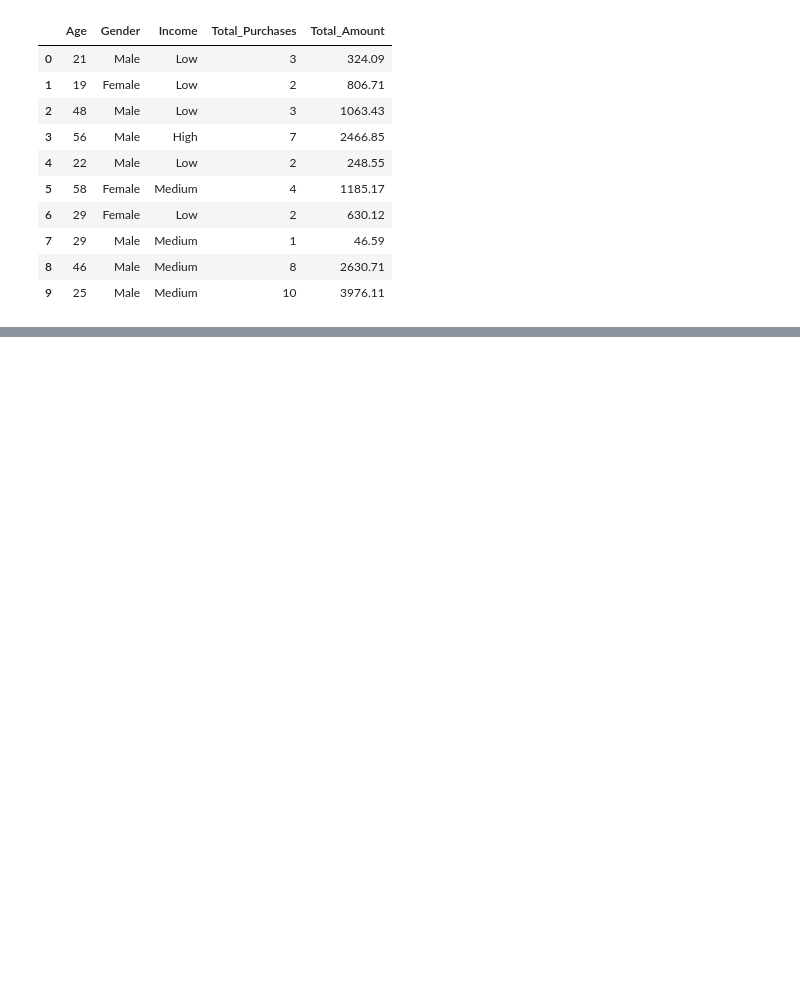
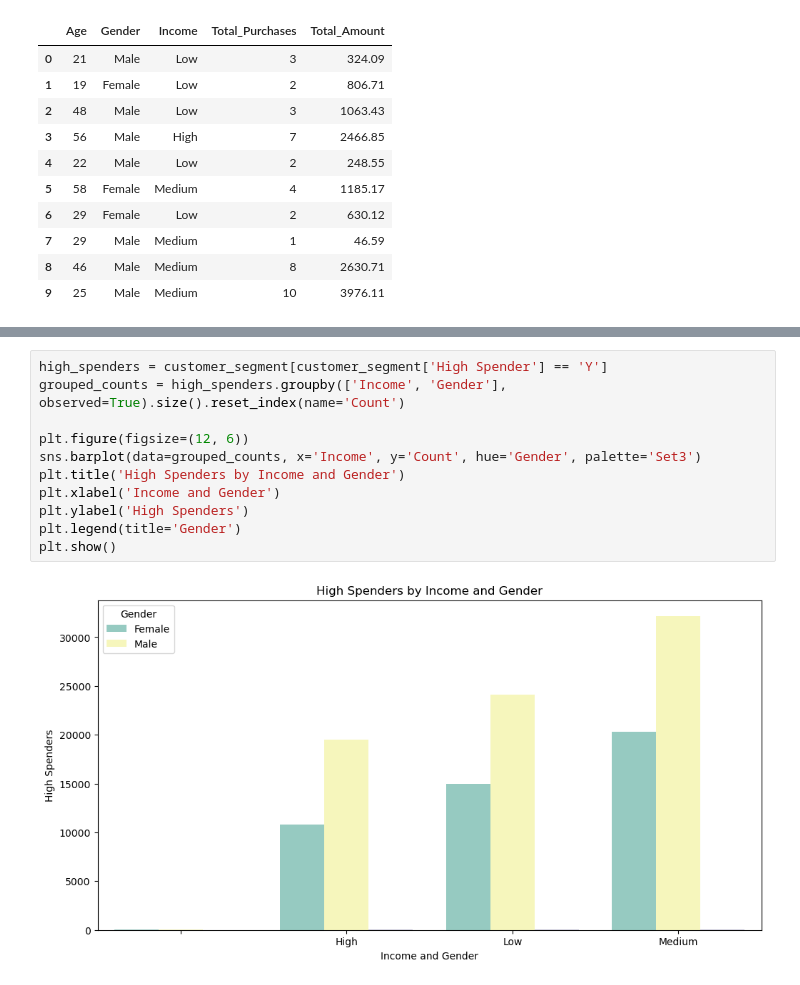
Before and after one commit to tsarahbd/retail-data-analysis, a Jupyter notebook: Retail-Data-Analysis.ipynb, the cells around one changed output, grey strips where cells are left out. Cells and saved outputs as stored; diff of their text form; blank space fills up the shorter version.

```diff
--- a/Retail-Data-Analysis.ipynb
+++ b/Retail-Data-Analysis.ipynb
@@ -169,0 +205,13 @@ customer_segment.head(10)
+# %%
+high_spenders = customer_segment[customer_segment['High Spender'] == 'Y']
+grouped_counts = high_spenders.groupby(['Income', 'Gender'], observed=True).size().reset_index(name='Count')
+
+plt.figure(figsize=(12, 6))
+sns.barplot(data=grouped_counts, x='Income', y='Count', hue='Gender', palette='Set3')
+plt.title('High Spenders by Income and Gender')
+plt.xlabel('Income and Gender')
+plt.ylabel('High Spenders')
+plt.legend(title='Gender')
+plt.show()
+# %% [output]
+[figure, added]
```
Also changed, not shown: parts of 7 cells of this notebook.
